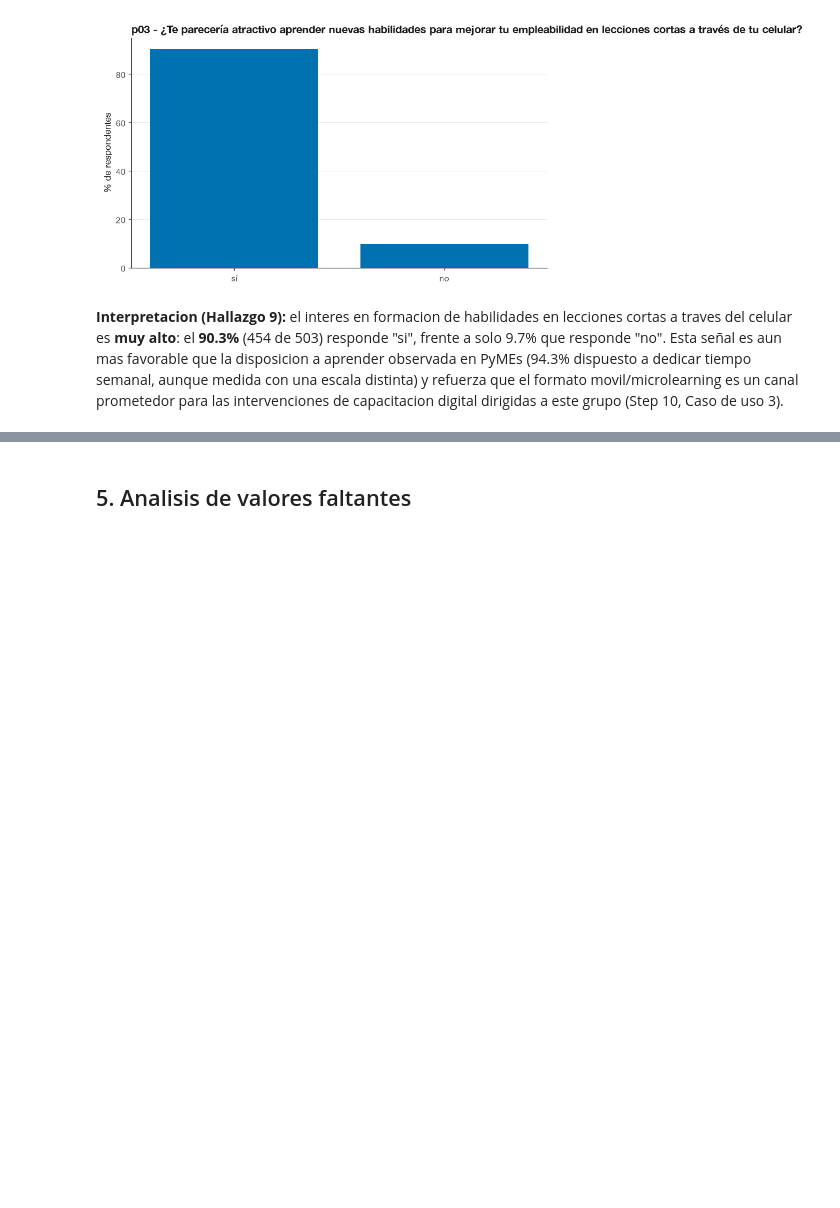
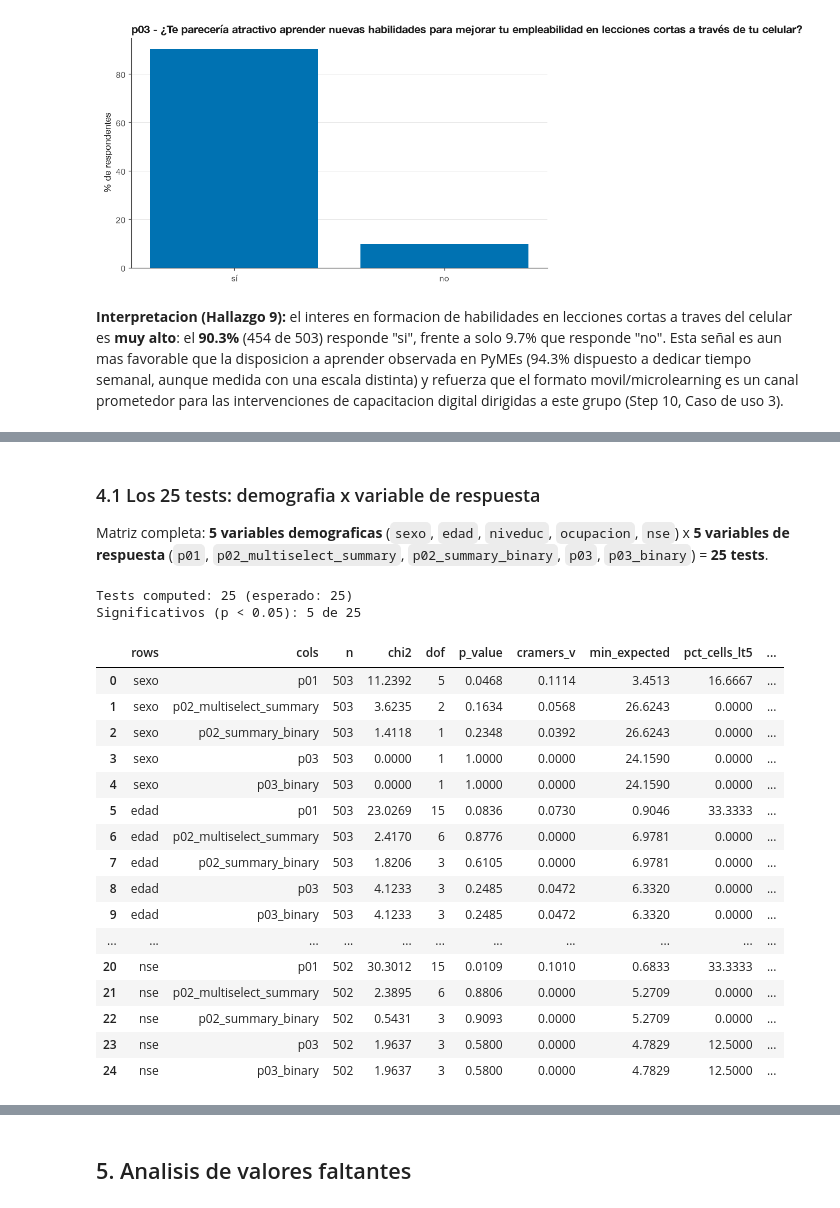
Before and after one commit to tomasleale/icd_ia, a Jupyter notebook: ia_icd_competentes_analysis.ipynb, the cells around one changed output, grey strips where cells are left out. Saved outputs shown, nothing was run; the diff lists cells and outputs as text; code cells hidden in the pictures; blank space fills up the shorter version.

```diff
--- a/ia_icd_competentes_analysis.ipynb
+++ b/ia_icd_competentes_analysis.ipynb
@@ -467,0 +592,43 @@ intervenciones de capacitacion digital dirigidas a este grupo (Step 10, Caso de
+# %% [markdown]
+### 4.1 Los 25 tests: demografia x variable de respuesta
+
+Matriz completa: **5 variables demograficas** (`sexo`, `edad`, `niveduc`, `ocupacion`, `nse`) x **5
+variables de respuesta** (`p01`, `p02_multiselect_summary`, `p02_summary_binary`, `p03`,
+`p03_binary`) = **25 tests**.
+# %%
+demographics = ["sexo", "edad", "niveduc", "ocupacion", "nse"]
+response_vars = ["p01", "p02_multiselect_summary", "p02_summary_binary", "p03", "p03_binary"]
+
+chi2_results = []
+for demo in demographics:
+    for resp in response_vars:
+        chi2_results.append(chi2_association(dfcomp, rows=demo, cols=resp))
+
+results_df = pd.DataFrame(chi2_results)[
+    ["rows", "cols", "n", "chi2", "dof", "p_value",
+     "cramers_v", "min_expected", "pct_cells_lt5", "significant"]
+]
+
+print(f"Tests computed: {len(results_df)} (esperado: 25)")
+print(f"Significativos (p < 0.05): {int(results_df['significant'].sum())} de {len(results_df)}")
+results_df.round(4)
+# %% [output]
+Tests computed: 25 (esperado: 25)
+Significativos (p < 0.05): 5 de 25
+|  | rows | cols | n | chi2 | dof | p_value | cramers_v | min_expected | pct_cells_lt5 | ... |
+| 0 | sexo | p01 | 503 | 11.2392 | 5 | 0.0468 | 0.1114 | 3.4513 | 16.6667 | ... |
+| 1 | sexo | p02_multiselect_summary | 503 | 3.6235 | 2 | 0.1634 | 0.0568 | 26.6243 | 0.0000 | ... |
+| 2 | sexo | p02_summary_binary | 503 | 1.4118 | 1 | 0.2348 | 0.0392 | 26.6243 | 0.0000 | ... |
+| 3 | sexo | p03 | 503 | 0.0000 | 1 | 1.0000 | 0.0000 | 24.1590 | 0.0000 | ... |
+| 4 | sexo | p03_binary | 503 | 0.0000 | 1 | 1.0000 | 0.0000 | 24.1590 | 0.0000 | ... |
+| 5 | edad | p01 | 503 | 23.0269 | 15 | 0.0836 | 0.0730 | 0.9046 | 33.3333 | ... |
+| 6 | edad | p02_multiselect_summary | 503 | 2.4170 | 6 | 0.8776 | 0.0000 | 6.9781 | 0.0000 | ... |
+| 7 | edad | p02_summary_binary | 503 | 1.8206 | 3 | 0.6105 | 0.0000 | 6.9781 | 0.0000 | ... |
+| 8 | edad | p03 | 503 | 4.1233 | 3 | 0.2485 | 0.0472 | 6.3320 | 0.0000 | ... |
+| 9 | edad | p03_binary | 503 | 4.1233 | 3 | 0.2485 | 0.0472 | 6.3320 | 0.0000 | ... |
+| ... | ... | ... | ... | ... | ... | ... | ... | ... | ... | ... |
+| 20 | nse | p01 | 502 | 30.3012 | 15 | 0.0109 | 0.1010 | 0.6833 | 33.3333 | ... |
+| 21 | nse | p02_multiselect_summary | 502 | 2.3895 | 6 | 0.8806 | 0.0000 | 5.2709 | 0.0000 | ... |
+| 22 | nse | p02_summary_binary | 502 | 0.5431 | 3 | 0.9093 | 0.0000 | 5.2709 | 0.0000 | ... |
+| 23 | nse | p03 | 502 | 1.9637 | 3 | 0.5800 | 0.0000 | 4.7829 | 12.5000 | ... |
+| 24 | nse | p03_binary | 502 | 1.9637 | 3 | 0.5800 | 0.0000 | 4.7829 | 12.5000 | ... |
```
Also changed, not shown: parts of 15 cells of this notebook, 1 other file.
